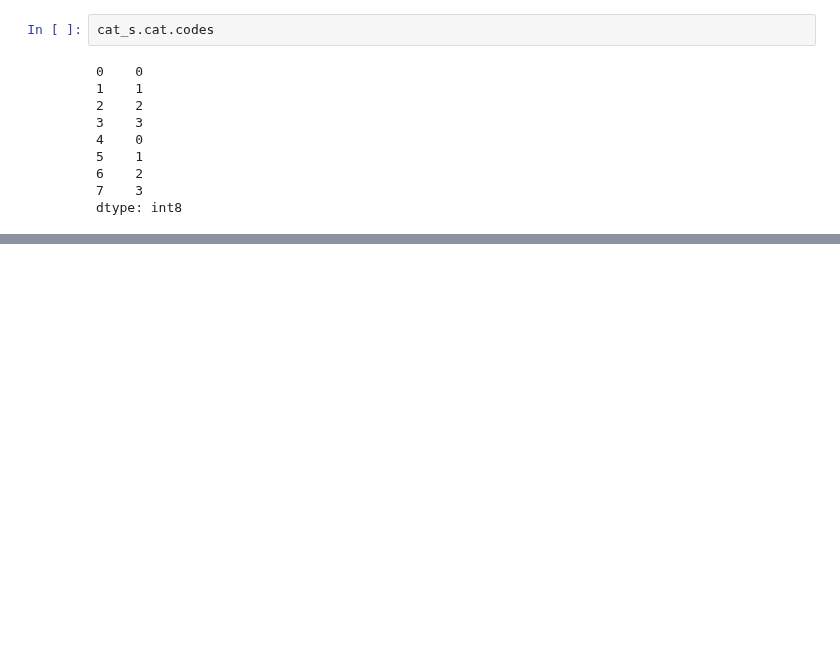
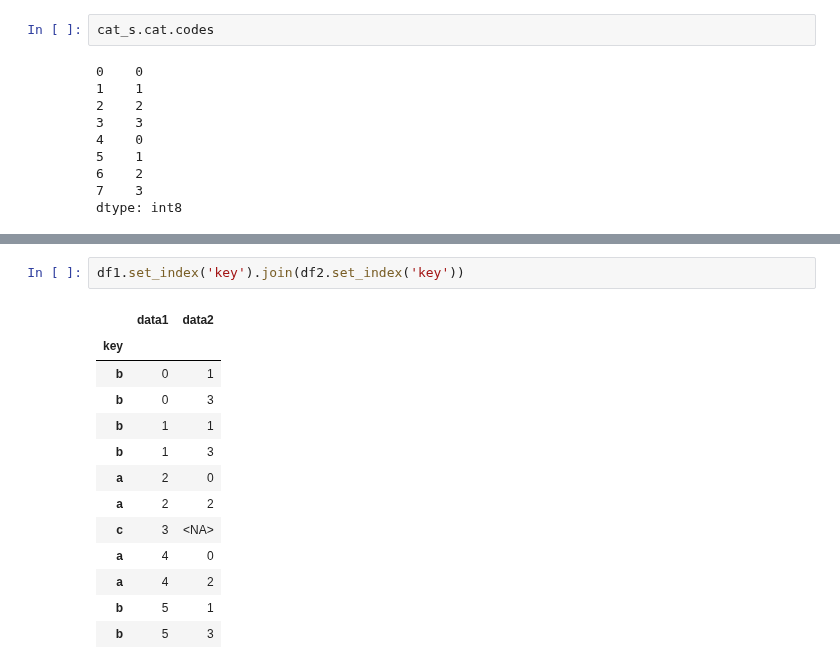
Before and after one commit to UtsavParashar/PythonProblems, a Jupyter notebook: Pandas/test_pandas.ipynb, the cells around one changed output, grey strips where cells are left out. Saved outputs shown, nothing was run; the diff lists cells and outputs as text; blank space fills up the shorter version.

```diff
--- a/Pandas/test_pandas.ipynb
+++ b/Pandas/test_pandas.ipynb
@@ -230,0 +355,16 @@ dtype: int8
+# %%
+df1.set_index('key').join(df2.set_index('key'))
+# %% [output]
+|  | data1 | data2 |
+| key |  |  |
+| b | 0 | 1 |
+| b | 0 | 3 |
+| b | 1 | 1 |
+| b | 1 | 3 |
+| a | 2 | 0 |
+| a | 2 | 2 |
+| c | 3 | <NA> |
+| a | 4 | 0 |
+| a | 4 | 2 |
+| b | 5 | 1 |
+| b | 5 | 3 |
```
Also changed, not shown: parts of 23 cells of this notebook.
